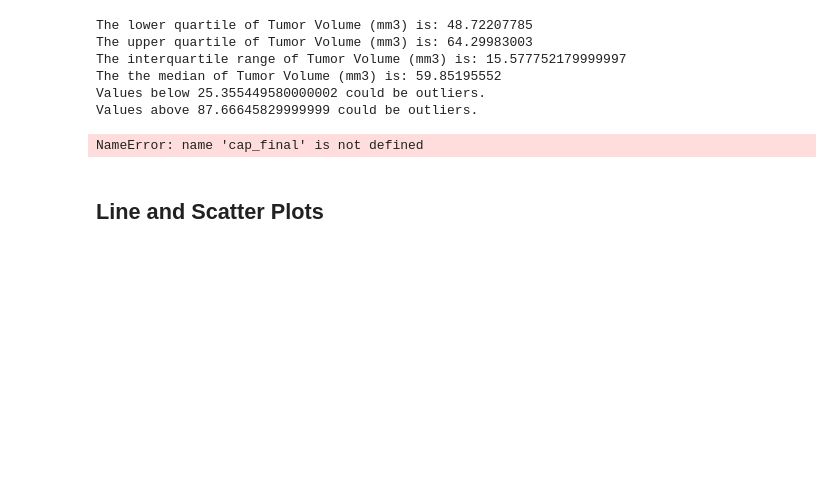
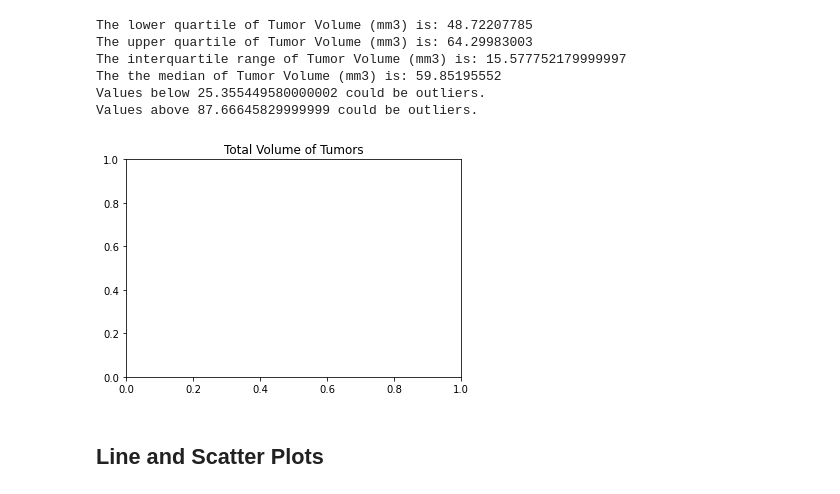
Before and after one commit to Claude-Hanfou/Pymaceuticals-Analysis, a Jupyter notebook: Pymaceuticals/Pymaceutical_start.ipynb, the cells around one changed output. Cells and saved outputs as stored; diff of their text form; code cells hidden in the pictures; blank space fills up the shorter version.

```diff
--- a/Pymaceuticals/Pymaceutical_start.ipynb
+++ b/Pymaceuticals/Pymaceutical_start.ipynb
@@ -386,14 +386,14 @@ Values above 87.66645829999999 could be outliers.
 # %%
 # Generate a box plot of the final tumor volume of each mouse across four regimens of interest
 # %%
-tumors_vol = [cap_final]  #cap_tumor,ram_tumor,inf_tumor,ceft_tumor
+tumors_vol = [cap_tumor]  #cap_tumor,ram_tumor,inf_tumor,ceft_tumor
 ax1.boxplot(tumors_vol)
 fig1, ax1 = plt.subplots()
 ax1.set_title('Total Volume of Tumors')
 #ax1.set_ylabel('')
 plt.show()
 # %% [output]
-NameError: name 'cap_final' is not defined
+[figure, added]
 # %% [markdown]
 ## Line and Scatter Plots
 # %%
```
Also changed, not shown: parts of 1 cell of this notebook.
